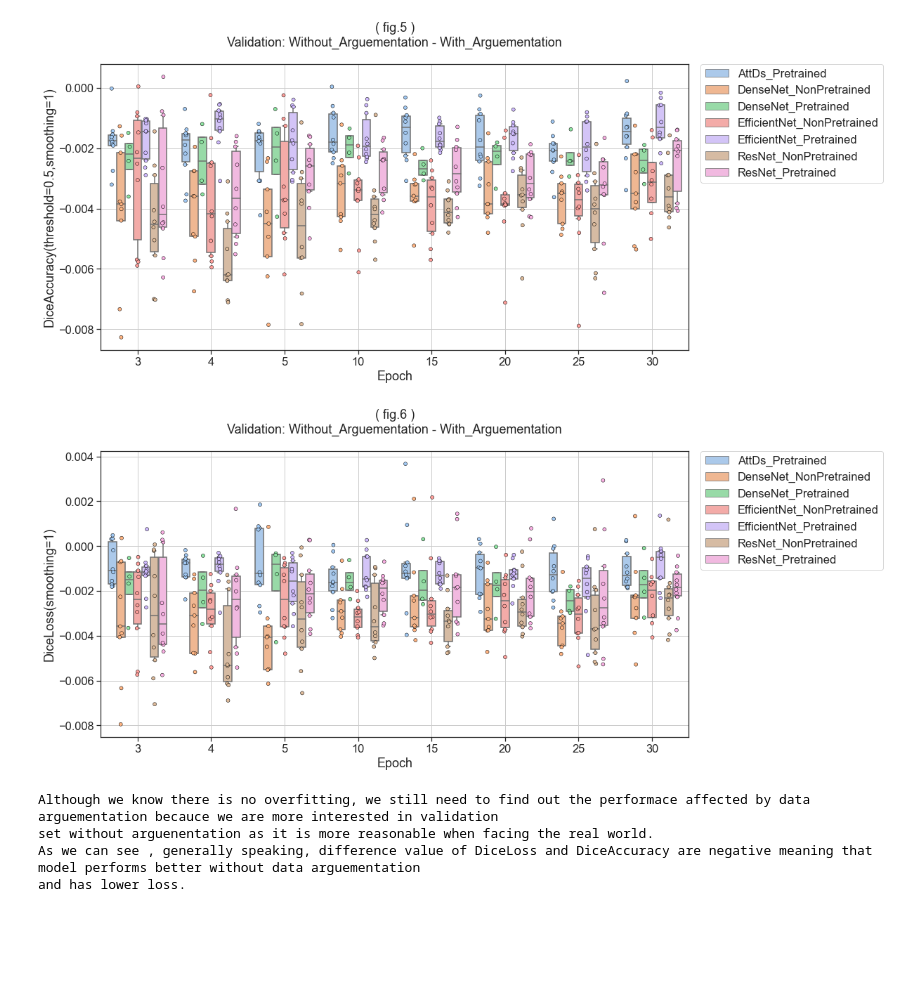
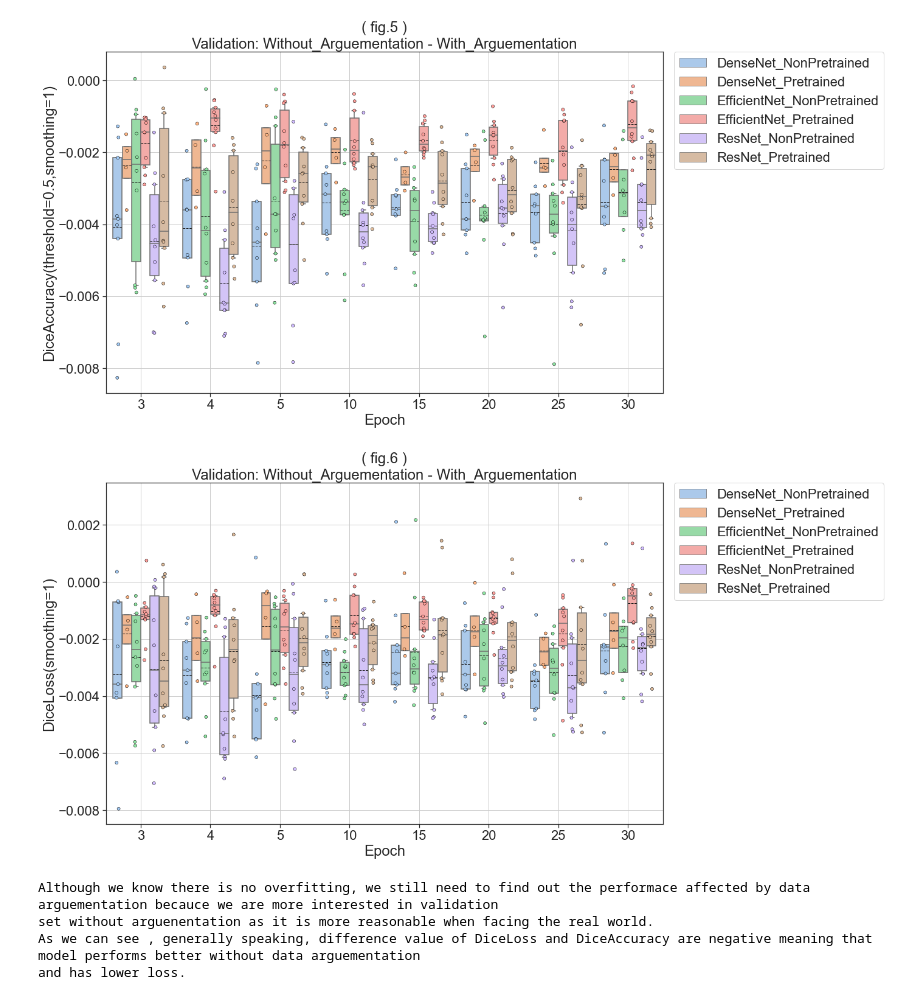
Before and after one commit to you-ming-hu/Cardiac_Catheterization_Project, a Jupyter notebook: pytorch/Results/Losses_and_Metrics/losses_and_metrics_analysis.ipynb, the cells around one changed output. Drawn from its saved outputs; the diff is of its cells as text; code cells hidden in the pictures; blank space fills up the shorter version.

```diff
--- a/pytorch/Results/Losses_and_Metrics/losses_and_metrics_analysis.ipynb
+++ b/pytorch/Results/Losses_and_Metrics/losses_and_metrics_analysis.ipynb
@@ -152,26 +215,30 @@ interms of DiceLoss or DiceAccuracy after 30 epochs of training. (If overfitted,
 And similiar result can also be find in the validation set without arguementation in fig.3, fig.4.
 So, during the 30 epochs of training, the model is not goinig to overfit on either DiceLoss or DiceAccuracy and with or without data arguementation.
 # %%
-draw_box_plot(epoch_validation_wo_arg_vs_validation,
-              [3,4]+list(range(5,31,5)),
-              'DiceAccuracy(threshold=0.5,smoothing=1)',
-              ['ModelName','IsPretrained'],
-              '( fig.5 )\nValidation: Without_Arguementation - With_Arguementation')
-draw_box_plot(epoch_validation_wo_arg_vs_validation,
-              [3,4]+list(range(5,31,5)),
-              'DiceLoss(smoothing=1)',
-              ['ModelName','IsPretrained'],
-              '( fig.6 )\nValidation: Without_Arguementation - With_Arguementation')
+draw_box_plot(
+    epoch_validation_wo_arg_vs_validation,
+    [3,4]+list(range(5,31,5)),
+    'DiceAccuracy(threshold=0.5,smoothing=1)',
+    ['ModelName','IsPretrained'],
+    '( fig.5 )\nValidation: Without_Arguementation - With_Arguementation',
+    drop=['AttDs_Pretrained'])
+draw_box_plot(
+    epoch_validation_wo_arg_vs_validation,
+    [3,4]+list(range(5,31,5)),
+    'DiceLoss(smoothing=1)',
+    ['ModelName','IsPretrained'],
+    '( fig.6 )\nValidation: Without_Arguementation - With_Arguementation',
+    drop=['AttDs_Pretrained'])
 print(
 '''
 Although we know there is no overfitting, we still need to find out the performace affected by data arguementation becauce we are more interested in validation
 set without arguenentation as it is more reasonable when facing the real world.
 As we can see , generally speaking, difference value of DiceLoss and DiceAccuracy are negative meaning that model performs better without data arguementation
 and has lower loss.
 ''')
 # %% [output]
-[figure, old version]
+[figure, new version]
-[figure, old version]
+[figure, new version]
 Although we know there is no overfitting, we still need to find out the performace affected by data arguementation becauce we are more interested in validation
 set without arguenentation as it is more reasonable when facing the real world.
 As we can see , generally speaking, difference value of DiceLoss and DiceAccuracy are negative meaning that model performs better without data arguementation
```
Also changed, not shown: parts of 14 cells of this notebook, 1 other file.
